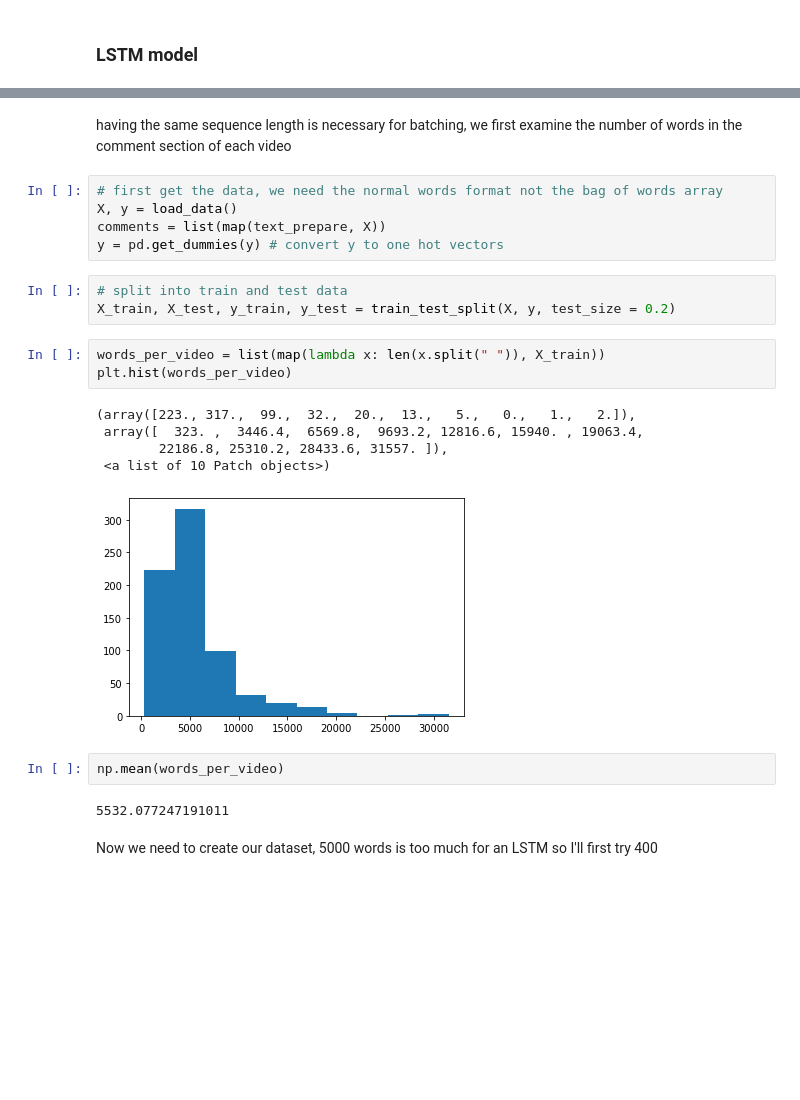
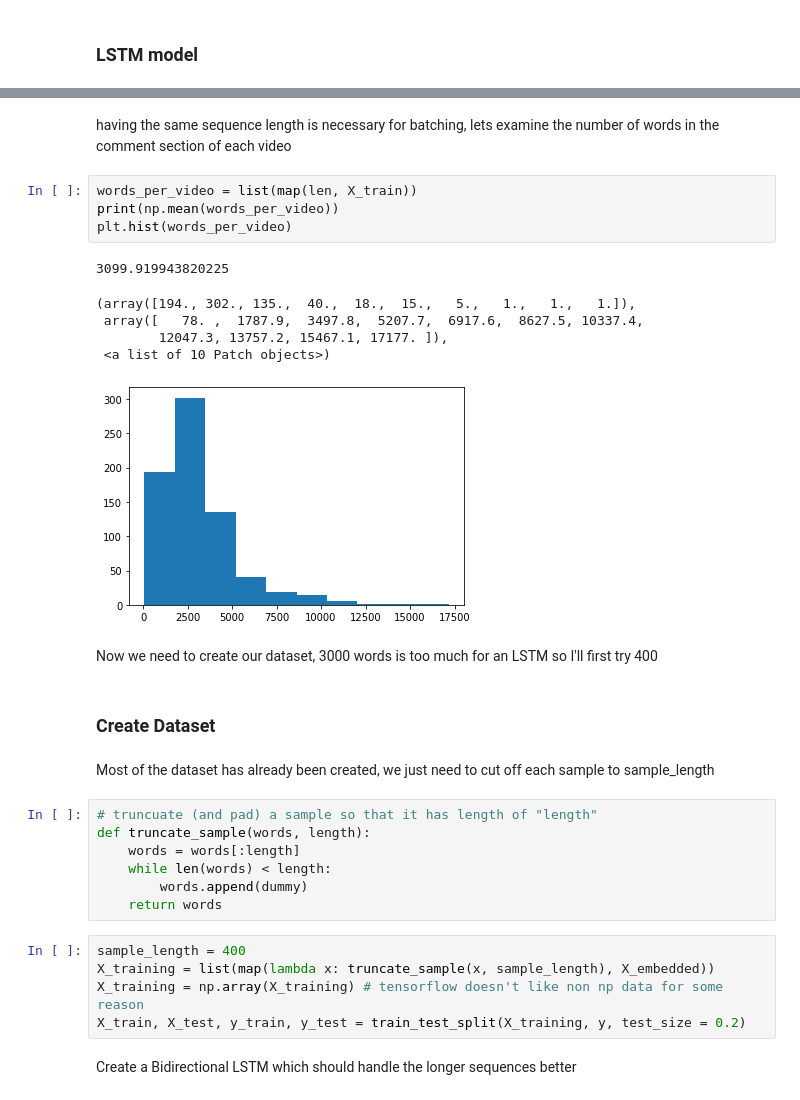
Before and after one commit to dmougouei/ValueTube, a Jupyter notebook: backend/youtube-api-caller/model_experimentation.ipynb, the cells around one changed output, grey strips where cells are left out. Drawn from its saved outputs; the diff is of its cells as text; blank space fills up the shorter version.

```diff
--- a/backend/youtube-api-caller/model_experimentation.ipynb
+++ b/backend/youtube-api-caller/model_experimentation.ipynb
@@ -172,25 +222,33 @@ from tensorflow.keras.layers import Bidirectional, LSTM, Embedding
 # %% [markdown]
-having the same sequence length is necessary for batching, we first examine the number of words in the comment section of each video
+having the same sequence length is necessary for batching, lets examine the number of words in the comment section of each video
-# %%
-# first get the data, we need the normal words format not the bag of words array
-X, y = load_data()
-comments = list(map(text_prepare, X))
-y = pd.get_dummies(y) # convert y to one hot vectors
-# %%
-# split into train and test data
-X_train, X_test, y_train, y_test = train_test_split(X, y, test_size = 0.2)
 # %%
-words_per_video = list(map(lambda x: len(x.split(" ")), X_train))
+words_per_video = list(map(len, X_train))
+print(np.mean(words_per_video))
 plt.hist(words_per_video)
 # %% [output]
-(array([223., 317.,  99.,  32.,  20.,  13.,   5.,   0.,   1.,   2.]),
- array([  323. ,  3446.4,  6569.8,  9693.2, 12816.6, 15940. , 19063.4,
-        22186.8, 25310.2, 28433.6, 31557. ]),
- <a list of 10 Patch objects>)
+3099.919943820225
+(array([194., 302., 135.,  40.,  18.,  15.,   5.,   1.,   1.,   1.]),
+ array([   78. ,  1787.9,  3497.8,  5207.7,  6917.6,  8627.5, 10337.4,
+        12047.3, 13757.2, 15467.1, 17177. ]),
+ <a list of 10 Patch objects>)
-[figure, old version]
+[figure, new version]
-# %%
-np.mean(words_per_video)
-# %% [output]
-5532.077247191011
 # %% [markdown]
-Now we need to create our dataset, 5000 words is too much for an LSTM so I'll first try 400
+Now we need to create our dataset, 3000 words is too much for an LSTM so I'll first try 400
+# %% [markdown]
+### Create Dataset
+# %% [markdown]
+Most of the dataset has already been created, we just need to cut off each sample to sample_length
+# %%
+# truncuate (and pad) a sample so that it has length of "length"
+def truncate_sample(words, length):
+    words = words[:length]
+    while len(words) < length:
+        words.append(dummy)
+    return words
+# %%
+sample_length = 400
+X_training = list(map(lambda x: truncate_sample(x, sample_length), X_embedded))
+X_training = np.array(X_training) # tensorflow doesn't like non np data for some reason
+X_train, X_test, y_train, y_test = train_test_split(X_training, y, test_size = 0.2)
+# %% [markdown]
+Create a Bidirectional LSTM which should handle the longer sequences better
```
Also changed, not shown: parts of 17 cells of this notebook.
